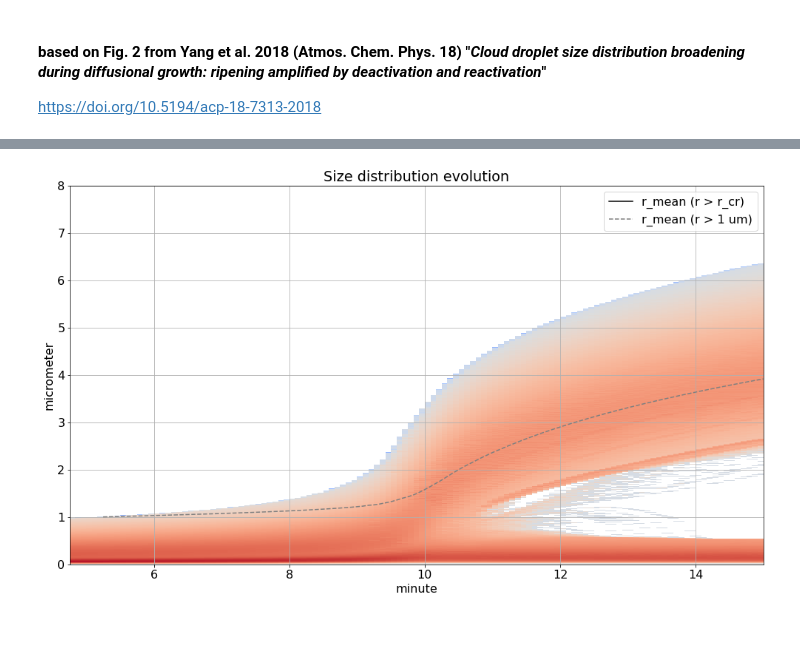
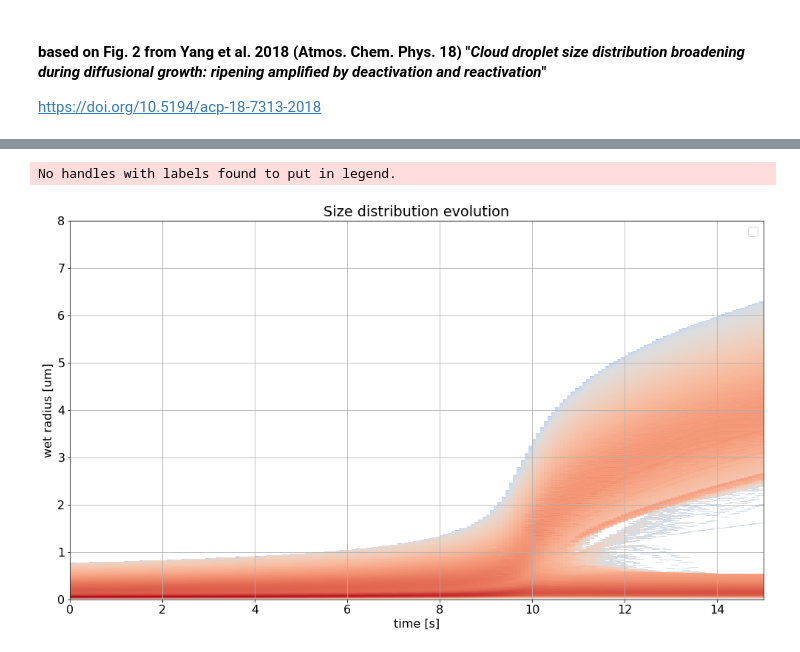
Before and after one commit to trontrytel/PySDM-examples, a Jupyter notebook: PySDM_examples/SURF_activation/fig_2.ipynb, the cells around one changed output, grey strips where cells are left out. Drawn from its saved outputs; the diff is of its cells as text; code cells hidden in the pictures.

```diff
--- a/PySDM_examples/SURF_activation/fig_2.ipynb
+++ b/PySDM_examples/SURF_activation/fig_2.ipynb
@@ -45,8 +185,8 @@ def runner():
     result['r_bins_edges'] = settings.r_bins_edges
     result['r'] = np.array(output['r']).T * si.metres
 
-    result['t'] = output["t"] * si.seconds
-    result['z'] = output["z"] * si.metres
+    result['t'] = output["t"]# * si.seconds
+    result['z'] = output["z"]# * si.metres
     result['S'] = np.array(output["S"]) * si.dimensionless
     result['q'] = (settings.q0 - np.array(output["qv"])) * si.kilogram / si.kilogram
     result['T'] = np.array(output["T"])
@@ -57,7 +197,8 @@ def runner():
     result['dt_cond_min'] = output['dt_cond_min']
 
     result['activating_rate'] = output["activating_rate"]
-    #result['peak_supersaturation'] = output["peak_supersaturation"] TODO
+    result['deactivating_rate'] = output["deactivating_rate"]
+    result['peak_S'] = output["peak_S"]
 
     result['r_dry'] = settings.r_dry
     result['kappa'] = settings.kappa
@@ -115,42 +246,36 @@ def rmean(r, n, mask): # TODO #412: move to products
 # %%
-mgn = lambda value, unit: (value / unit).to_base_units().magnitude
-
 fig, ax = plt.subplots(1, 1, sharex=True, figsize=figsize)
 ax = (ax,)
 
 for i, output in enumerate(outputs):
 
     hist = output['r_bins_values']
     hist = (hist[:,0:-1] + hist[:,1:])/2
-    xedges = output['t'].magnitude
-    yedges = output['r_bins_edges']
-
-    xunit = si.minute
-    yunit = si.micrometres
+    xedges = np.array(output['t']) / 60.
+    yedges = np.array(output['r_bins_edges']) * 1e6
 
     c = ax[i].pcolormesh(
-        mgn(xedges * output['t'].units, xunit),
-        mgn(yedges * output['r'].units, yunit),
+        xedges,
+        yedges,
         hist,
         cmap = 'coolwarm', shading='auto',
         norm = mpl.colors.LogNorm()
     )
 
     ax[i].set_title('Size distribution evolution')
-    ax[i].yaxis.set_units(yunit)
-    ax[i].xaxis.set_units(xunit)
+    ax[i].set_xlabel("time [s]")
+    ax[i].set_ylabel("wet radius [um]")
 
     ax[i].set_ylim([0, 8])
 
-    ax[i].plot(output['t'], rmean(output['r'], output['n'], output['r'].magnitude > output['r_cr']), label="r_mean (r > r_cr)", color='black')
-    ax[i].plot(output['t'], rmean(output['r'], output['n'], output['r'] > 1 * si.micrometre), label="r_mean (r > 1 um)", linestyle='--', color='gray')
     ax[i].legend(loc='best')
     ax[i].grid()
     plt.tight_layout()
     fig.subplots_adjust(top=0.88)
 
 show_plot(filename='spectrum.pdf')
 # %% [output]
+No handles with labels found to put in legend.
-[figure, old version]
+[figure, new version]
 [interactive output not drawn]
 # %%
```
Also changed, not shown: parts of 10 cells of this notebook.
